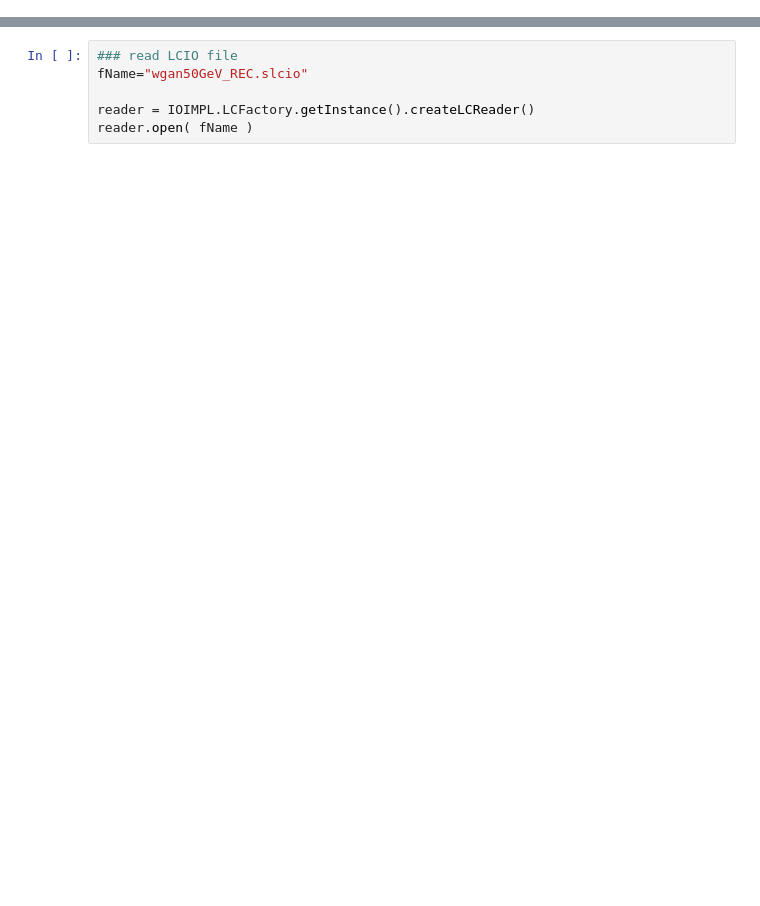
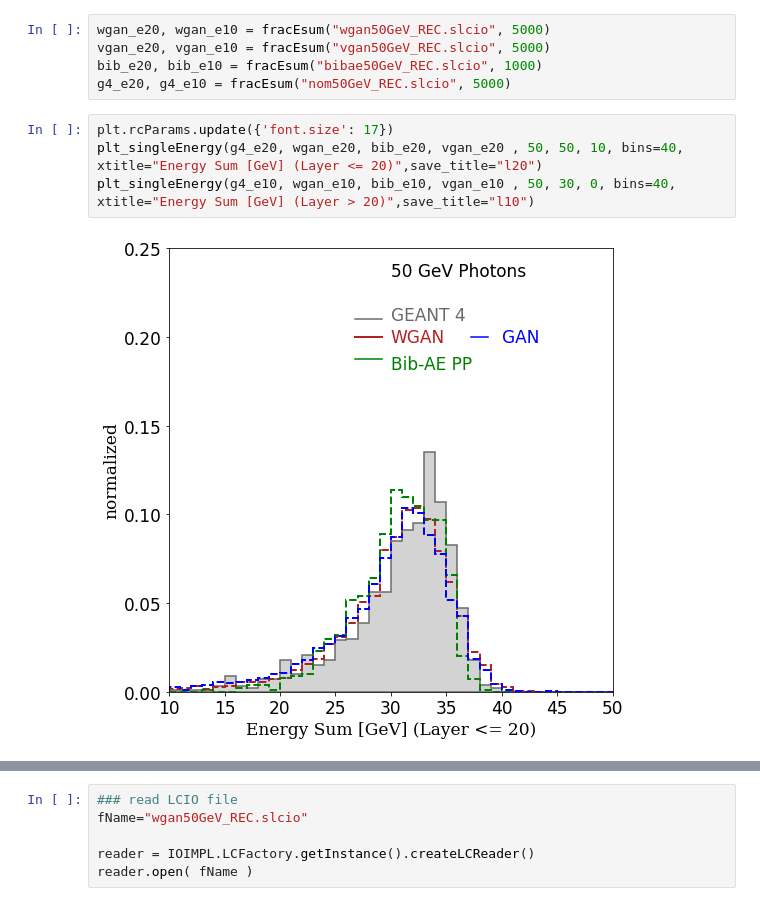
Before and after one commit to vbocha/pyLCIO, a Jupyter notebook: examples/ECalBarrel.ipynb, the cells around one changed output, grey strips where cells are left out. Cells and saved outputs as stored; diff of their text form; blank space fills up the shorter version.

```diff
--- a/examples/ECalBarrel.ipynb
+++ b/examples/ECalBarrel.ipynb
@@ -8,0 +99,11 @@ Loading LCIO ROOT dictionaries ...
+# %%
+wgan_e20, wgan_e10 = fracEsum("wgan50GeV_REC.slcio", 5000)
+vgan_e20, vgan_e10 = fracEsum("vgan50GeV_REC.slcio", 5000)
+bib_e20, bib_e10 = fracEsum("bibae50GeV_REC.slcio", 1000)
+g4_e20, g4_e10 = fracEsum("nom50GeV_REC.slcio", 5000)
+# %%
+plt.rcParams.update({'font.size': 17})
+plt_singleEnergy(g4_e20, wgan_e20, bib_e20, vgan_e20 , 50, 50, 10, bins=40, xtitle="Energy Sum [GeV] (Layer <= 20)",save_title="l20")
+plt_singleEnergy(g4_e10, wgan_e10, bib_e10, vgan_e10 , 50, 30, 0, bins=40, xtitle="Energy Sum [GeV] (Layer > 20)",save_title="l10")
+# %% [output]
+[figure, added]
```
Also changed, not shown: parts of 9 cells of this notebook, 3 other files.
